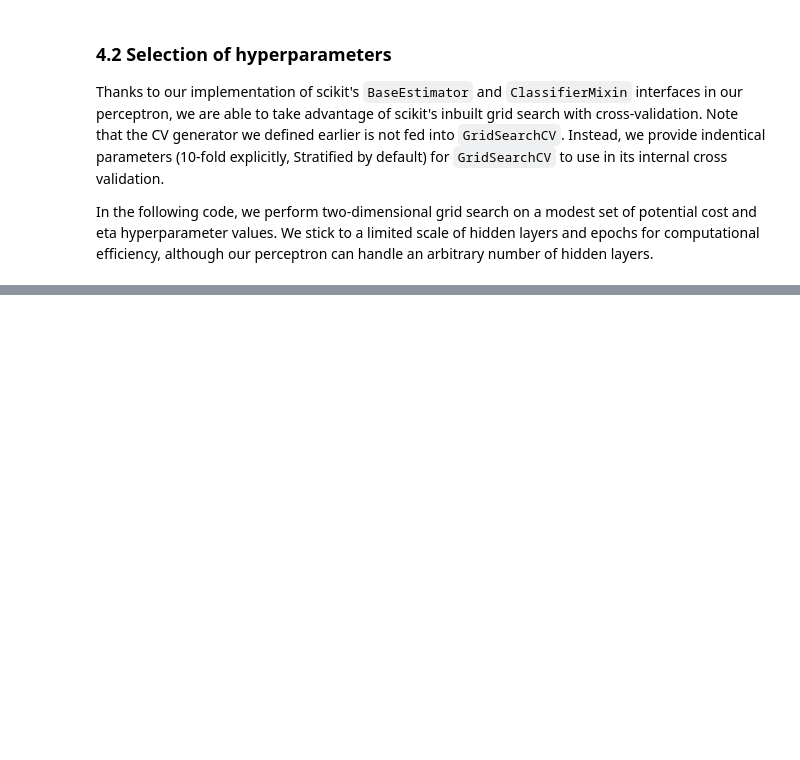
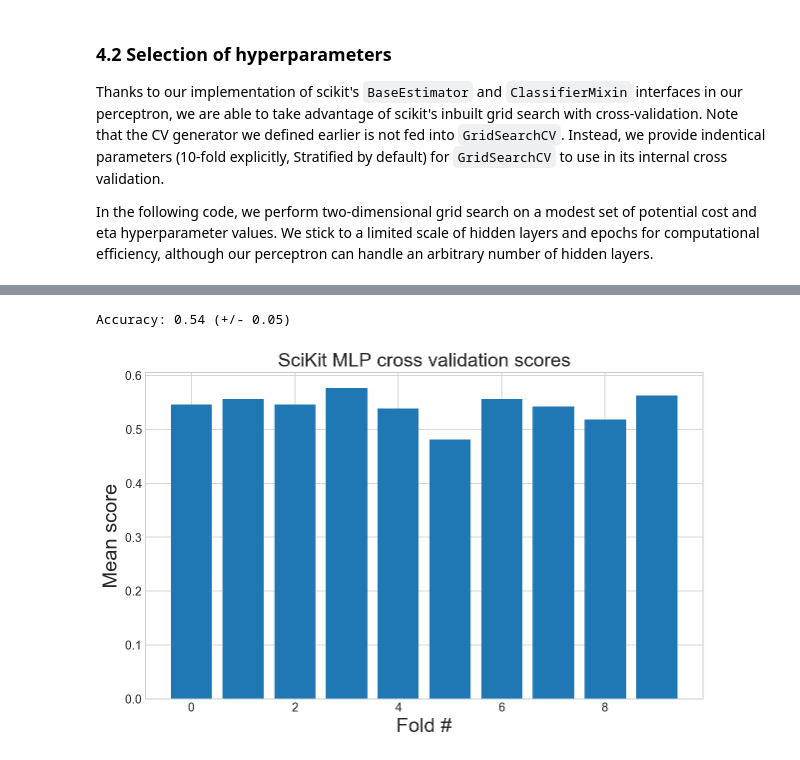
Before and after one commit to SMU-ML-2017/Project5, a Jupyter notebook: Project5.ipynb, the cells around one changed output, grey strips where cells are left out. Saved outputs shown, nothing was run; the diff lists cells and outputs as text; code cells hidden in the pictures; blank space fills up the shorter version.

```diff
--- a/Project5.ipynb
+++ b/Project5.ipynb
@@ -626,0 +651,23 @@ plt.ylabel('Score')
+# %%
+from sklearn.neural_network import MLPClassifier
+sknn = MLPClassifier(
+    solver='lbfgs',
+    hidden_layer_sizes=(10,10,10),
+    max_iter=2000, # iterations
+    learning_rate_init=0.001,  # learning rate
+    learning_rate='invscaling',
+    random_state=1,
+    alpha=0.001,# momentum calculation
+    batch_size=50, # minibatch size
+    shuffle=True,
+    activation='logistic'
+)
+# %%
+%%time
+sk_per_fold_eval_criteria = cross_val_score(
+    estimator=sknn,
+    X=X,
+    y=y,
+    cv=cross_validation,
+    scoring=scorer
+)
@@ -626,0 +677,10 @@ plt.ylabel('Score')
+# %%
+plt.bar(range(len(sk_per_fold_eval_criteria)),sk_per_fold_eval_criteria)
+plt.title('SciKit MLP cross validation scores')
+plt.xlabel('Fold #')
+plt.ylabel('Mean score')
+
+print("Accuracy: %0.2f (+/- %0.2f)" % (sk_per_fold_eval_criteria.mean(), sk_per_fold_eval_criteria.std() * 2))
+# %% [output]
+Accuracy: 0.54 (+/- 0.05)
+[figure, added]
```
Also changed, not shown: parts of 16 cells of this notebook.
